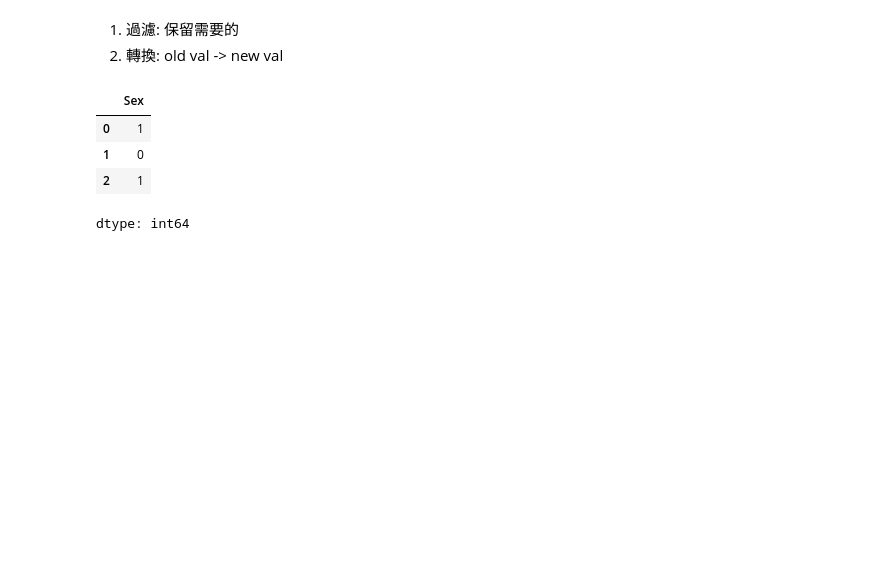
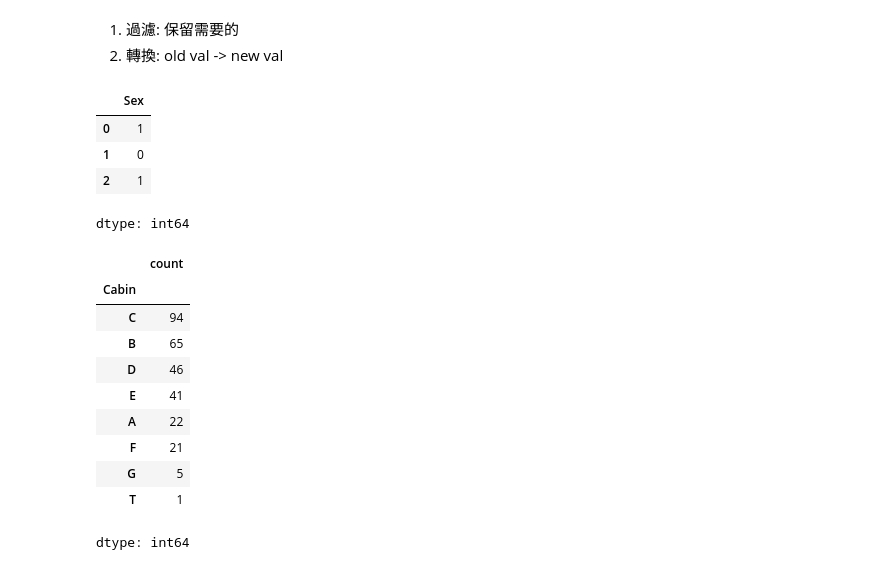
Before and after one commit to Elwing-Chou/ximen_ai_20260706, a Jupyter notebook: ximen_20260720.ipynb, the cells around one changed output. Saved outputs shown, nothing was run; the diff lists cells and outputs as text; code cells hidden in the pictures; blank space fills up the shorter version.

```diff
--- a/ximen_20260720.ipynb
+++ b/ximen_20260720.ipynb
@@ -77,0 +97,14 @@ total_df
+# %%
+total_df["Cabin"].value_counts()
+# %% [output]
+|  | count |
+| Cabin |  |
+| C | 94 |
+| B | 65 |
+| D | 46 |
+| E | 41 |
+| A | 22 |
+| F | 21 |
+| G | 5 |
+| T | 1 |
+dtype: int64
```
Also changed, not shown: parts of 4 cells of this notebook.
